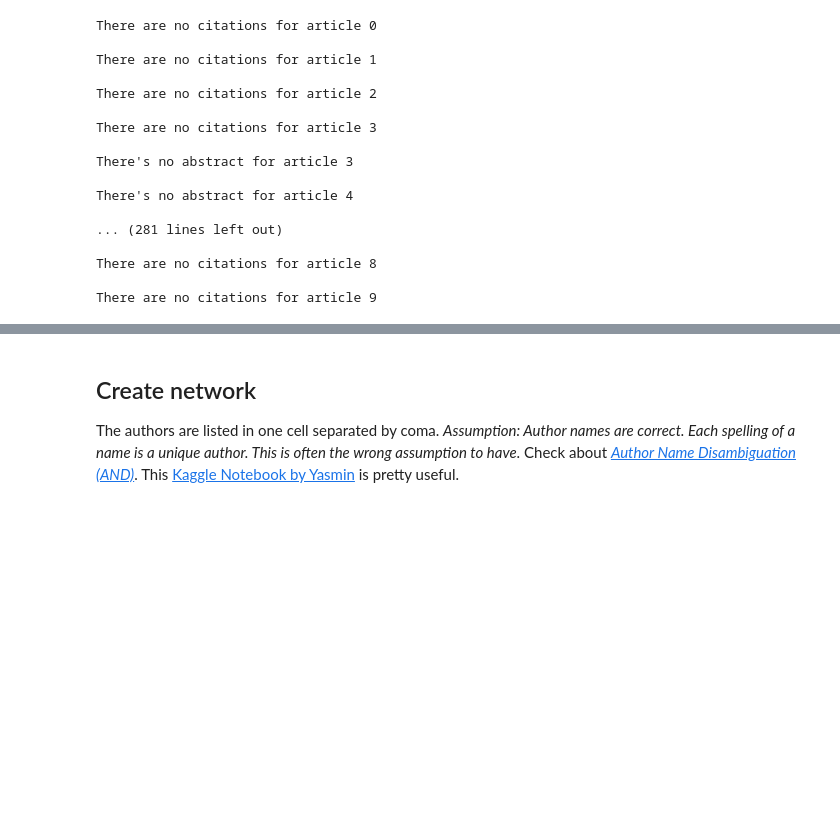
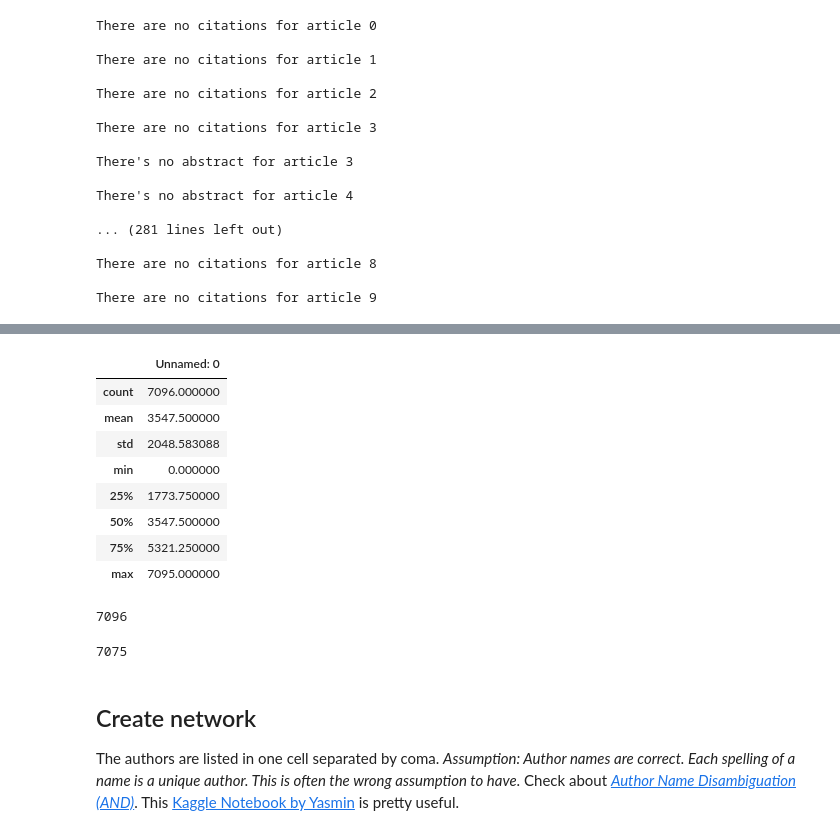
Before and after one commit to methoddatascience/Octans, a Jupyter notebook: co-authorship network.ipynb, the cells around one changed output, grey strips where cells are left out. Cells and saved outputs as stored; diff of their text form; code cells hidden in the pictures; blank space fills up the shorter version.

```diff
--- a/co-authorship network.ipynb
+++ b/co-authorship network.ipynb
@@ -80,0 +94,16 @@ df.head()
+# %%
+df.describe()
+# %% [output]
+|  | Unnamed: 0 |
+| count | 7096.000000 |
+| mean | 3547.500000 |
+| std | 2048.583088 |
+| min | 0.000000 |
+| 25% | 1773.750000 |
+| 50% | 3547.500000 |
+| 75% | 5321.250000 |
+| max | 7095.000000 |
+# %%
+len(df)
+# %% [output]
+7096
@@ -81,3 +112,7 @@ df.head()
+# %%
+len(df_new)
+# %% [output]
+7075
 # %% [markdown]
 ## Create network
 
```
Also changed, not shown: parts of 25 cells of this notebook, 1 other file.
